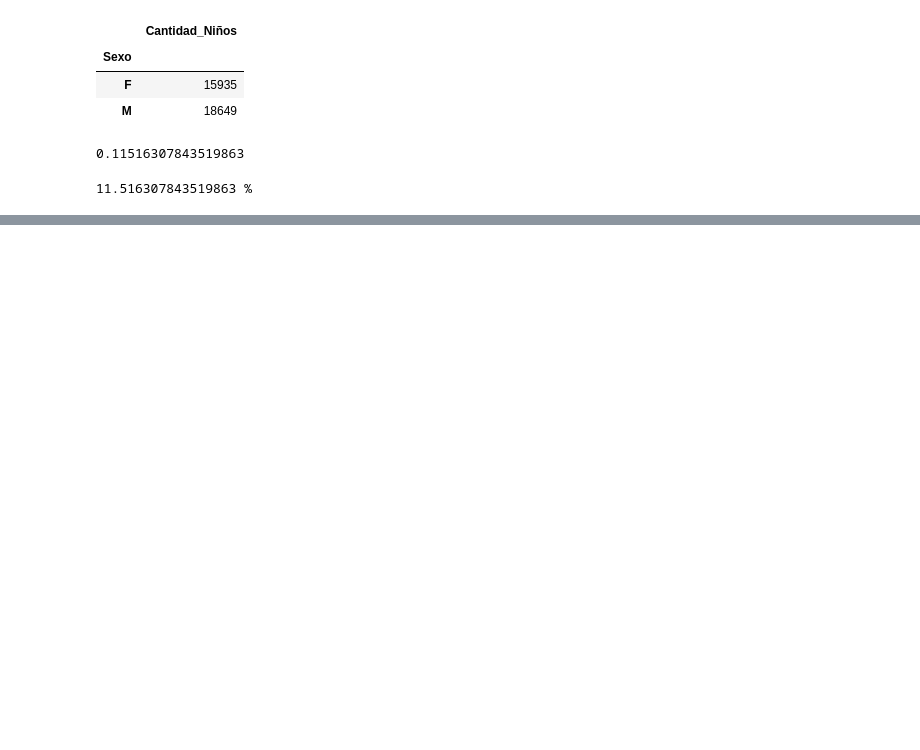
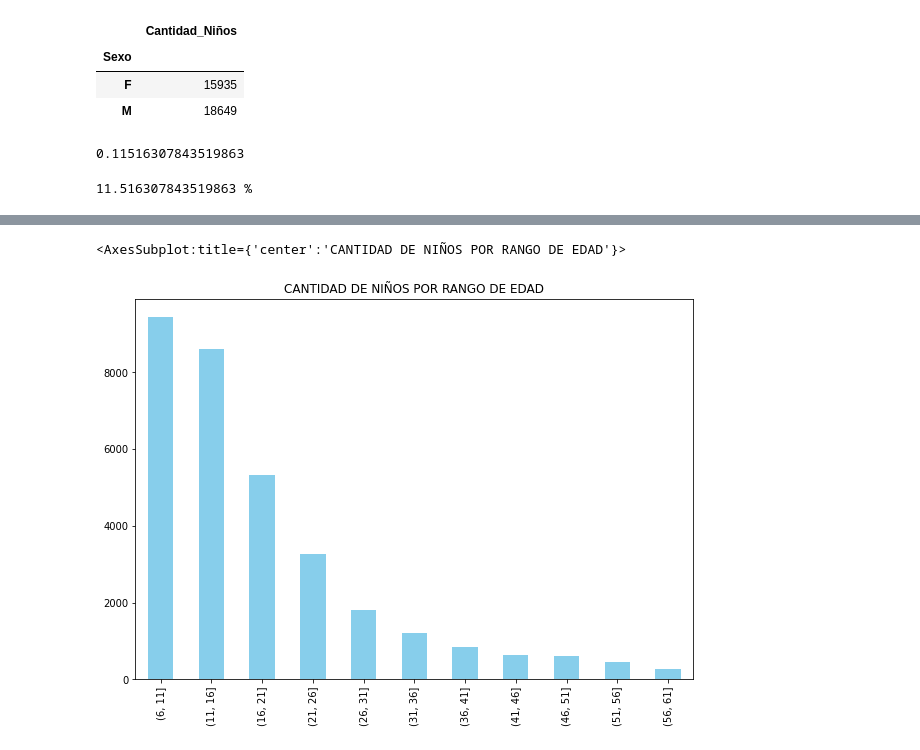
Before and after one commit to ErikssonLlamocca/ProyecBootcampPy, a Jupyter notebook: Proyec1/dataAnemia.ipynb, the cells around one changed output, grey strips where cells are left out. Drawn from its saved outputs; the diff is of its cells as text; code cells hidden in the pictures; blank space fills up the shorter version.

```diff
--- a/Proyec1/dataAnemia.ipynb
+++ b/Proyec1/dataAnemia.ipynb
@@ -270,0 +306,5 @@ print(numero_niñas/niños_totales*100, "%") ## La probabilidad expresada en por
+# %%
+rangos_edad1 = [6, 11, 16, 21, 26, 31, 36, 41, 46, 51, 56, 61]
+edad_bins1 = pd.cut(ninos_con_Anemia['EdadMeses'], bins=rangos_edad1)
+
+edad_bins_count1 = edad_bins1.value_counts()
@@ -270,0 +327,5 @@ print(numero_niñas/niños_totales*100, "%") ## La probabilidad expresada en por
+# %%
+edad_bins_count1.sort_index().plot(kind='bar', figsize=(10,7),title="CANTIDAD DE NIÑOS POR RANGO DE EDAD", color='skyblue')
+# %% [output]
+<AxesSubplot:title={'center':'CANTIDAD DE NIÑOS POR RANGO DE EDAD'}>
+[figure, added]
```
Also changed, not shown: parts of 12 cells of this notebook.
